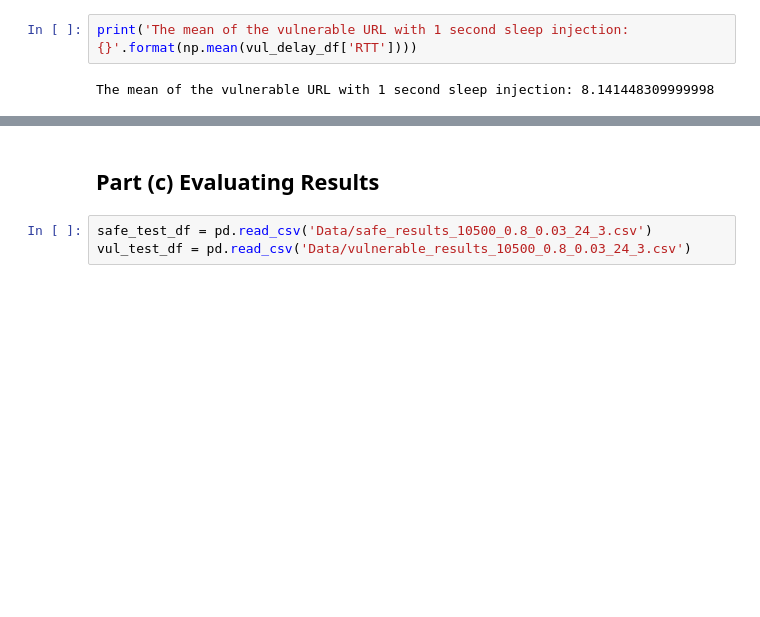
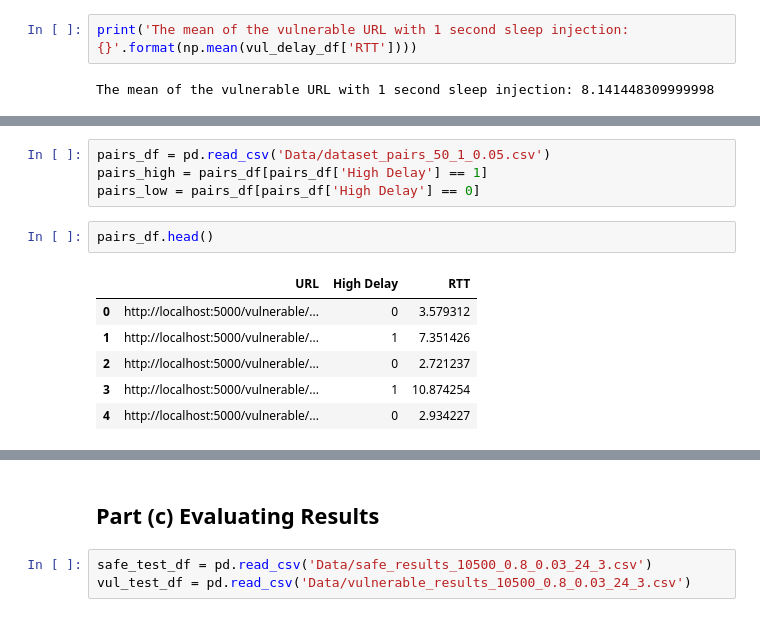
Before and after one commit to avourakis/Time-Based-Test-Blind-SQL-Injection, a Jupyter notebook: custom_approach.ipynb, the cells around one changed output, grey strips where cells are left out. Drawn from its saved outputs; the diff is of its cells as text; blank space fills up the shorter version.

```diff
--- a/custom_approach.ipynb
+++ b/custom_approach.ipynb
@@ -137,0 +143,13 @@ def analyze_rtts(rtts, diff):
+# %%
+pairs_df = pd.read_csv('Data/dataset_pairs_50_1_0.05.csv')
+pairs_high = pairs_df[pairs_df['High Delay'] == 1]
+pairs_low = pairs_df[pairs_df['High Delay'] == 0]
+# %%
+pairs_df.head()
+# %% [output]
+|  | URL | High Delay | RTT |
+| 0 | http://localhost:5000/vulnerable/... | 0 | 3.579312 |
+| 1 | http://localhost:5000/vulnerable/... | 1 | 7.351426 |
+| 2 | http://localhost:5000/vulnerable/... | 0 | 2.721237 |
+| 3 | http://localhost:5000/vulnerable/... | 1 | 10.874254 |
+| 4 | http://localhost:5000/vulnerable/... | 0 | 2.934227 |
```
Also changed, not shown: parts of 10 cells of this notebook, 5 other files.
